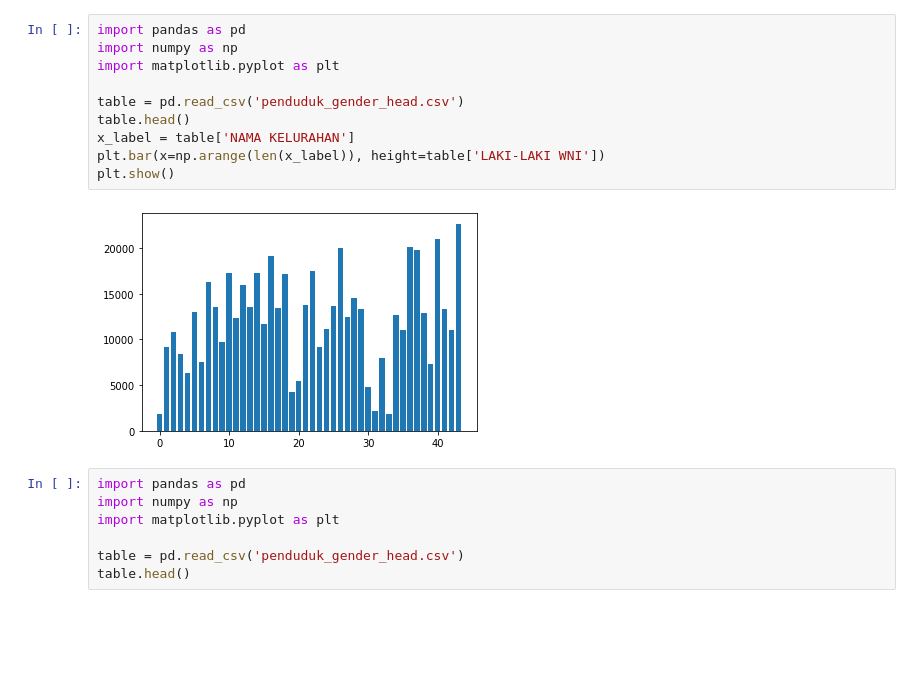
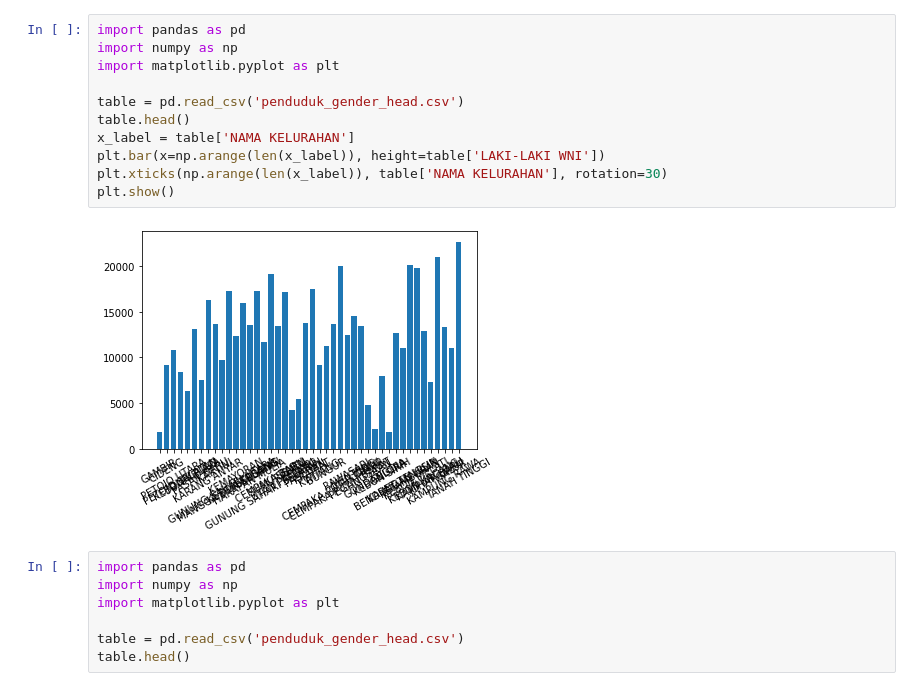
Before and after one commit to cahy00/Learn-Ml, a Jupyter notebook: learn-ml/hello_ds/hello.ipynb, the cells around one changed output. Cells and saved outputs as stored; diff of their text form; blank space fills up the shorter version.

```diff
--- a/learn-ml/hello_ds/hello.ipynb
+++ b/learn-ml/hello_ds/hello.ipynb
@@ -1,15 +1,16 @@
 # %%
 import pandas as pd
 import numpy as np
 import matplotlib.pyplot as plt
 
 table = pd.read_csv('penduduk_gender_head.csv')
 table.head()
 x_label = table['NAMA KELURAHAN']
 plt.bar(x=np.arange(len(x_label)), height=table['LAKI-LAKI WNI'])
+plt.xticks(np.arange(len(x_label)), table['NAMA KELURAHAN'], rotation=30)
 plt.show()
 # %% [output]
-[figure, old version]
+[figure, new version]
 # %%
 import pandas as pd
 import numpy as np
```
Also changed, not shown: parts of 1 cell of this notebook.
